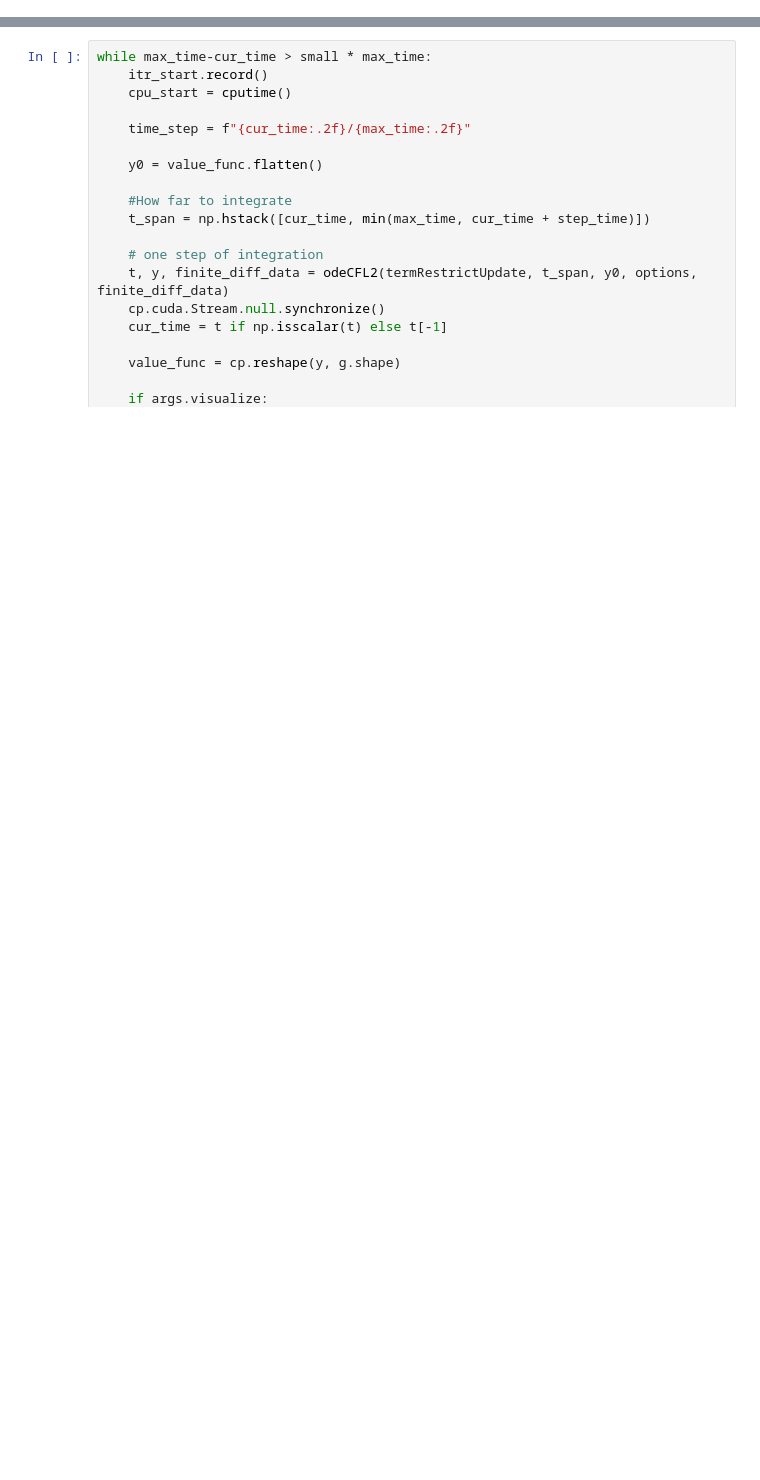
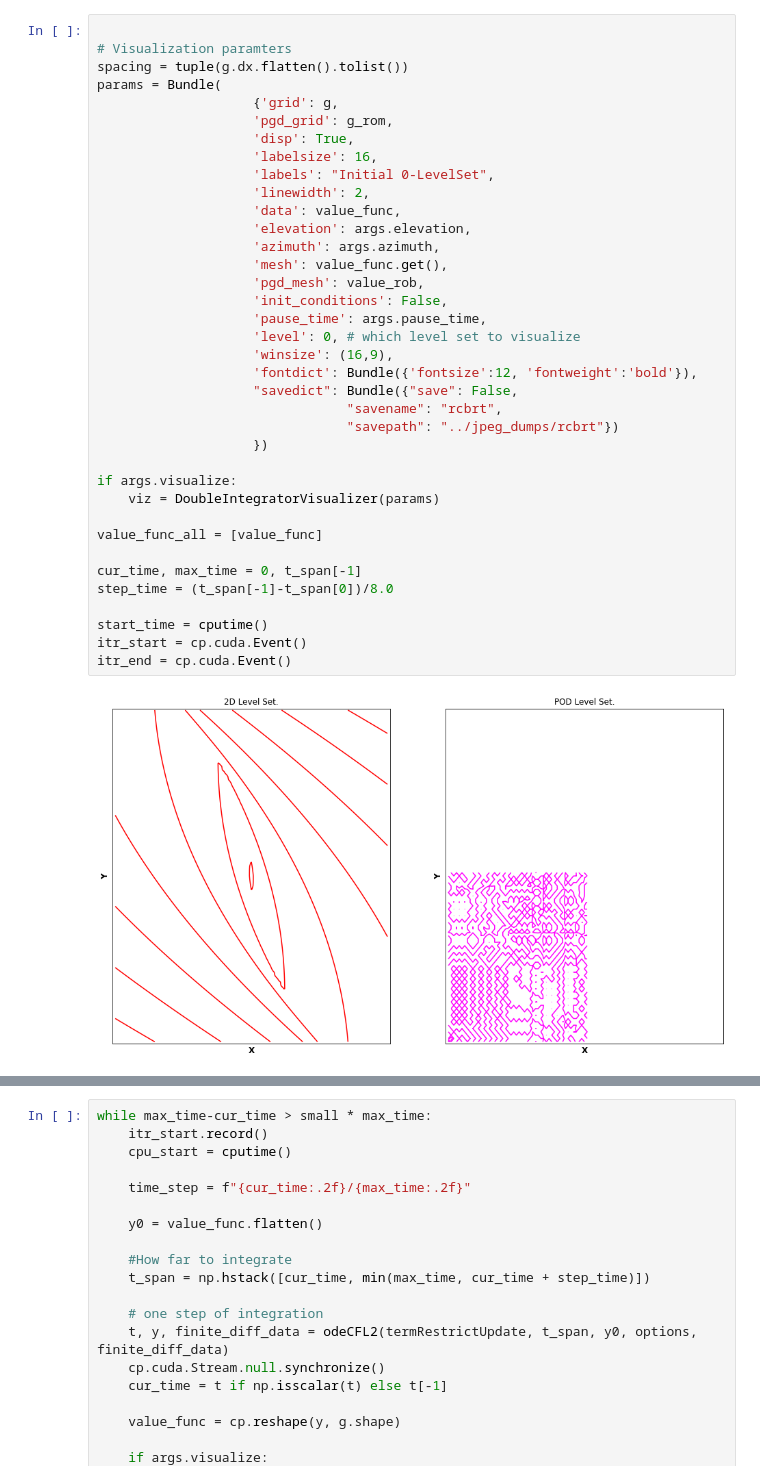
Before and after one commit to robotsorcerer/ComplexBRAT, a Jupyter notebook: Notes/double_int.ipynb, the cells around one changed output, grey strips where cells are left out. Drawn from its saved outputs; the diff is of its cells as text; blank space fills up the shorter version.

```diff
--- a/Notes/double_int.ipynb
+++ b/Notes/double_int.ipynb
@@ -151,0 +294,39 @@ g_rom.dx[1] = np.diff(g_rom.xs[1], prepend=g_rom.xs[1][0,-1]-g_rom.xs[1][1,-1])
+# %%
+
+# Visualization paramters
+spacing = tuple(g.dx.flatten().tolist())
+params = Bundle(
+					{'grid': g,
+					'pgd_grid': g_rom,
+					'disp': True,
+					'labelsize': 16,
+					'labels': "Initial 0-LevelSet",
+					'linewidth': 2,
+					'data': value_func,
+					'elevation': args.elevation,
+					'azimuth': args.azimuth,
+					'mesh': value_func.get(),
+					'pgd_mesh': value_rob,
+					'init_conditions': False,
+					'pause_time': args.pause_time,
+					'level': 0, # which level set to visualize
+					'winsize': (16,9),
+					'fontdict': Bundle({'fontsize':12, 'fontweight':'bold'}),
+					"savedict": Bundle({"save": False,
+								"savename": "rcbrt",
+								"savepath": "../jpeg_dumps/rcbrt"})
+					})
+
+if args.visualize:
+	viz = DoubleIntegratorVisualizer(params)
+
+value_func_all = [value_func]
+
+cur_time, max_time = 0, t_span[-1]
+step_time = (t_span[-1]-t_span[0])/8.0
+
+start_time = cputime()
+itr_start = cp.cuda.Event()
+itr_end = cp.cuda.Event()
+# %% [output]
+[figure, added]
```
Also changed, not shown: parts of 24 cells of this notebook, 1 other file.
